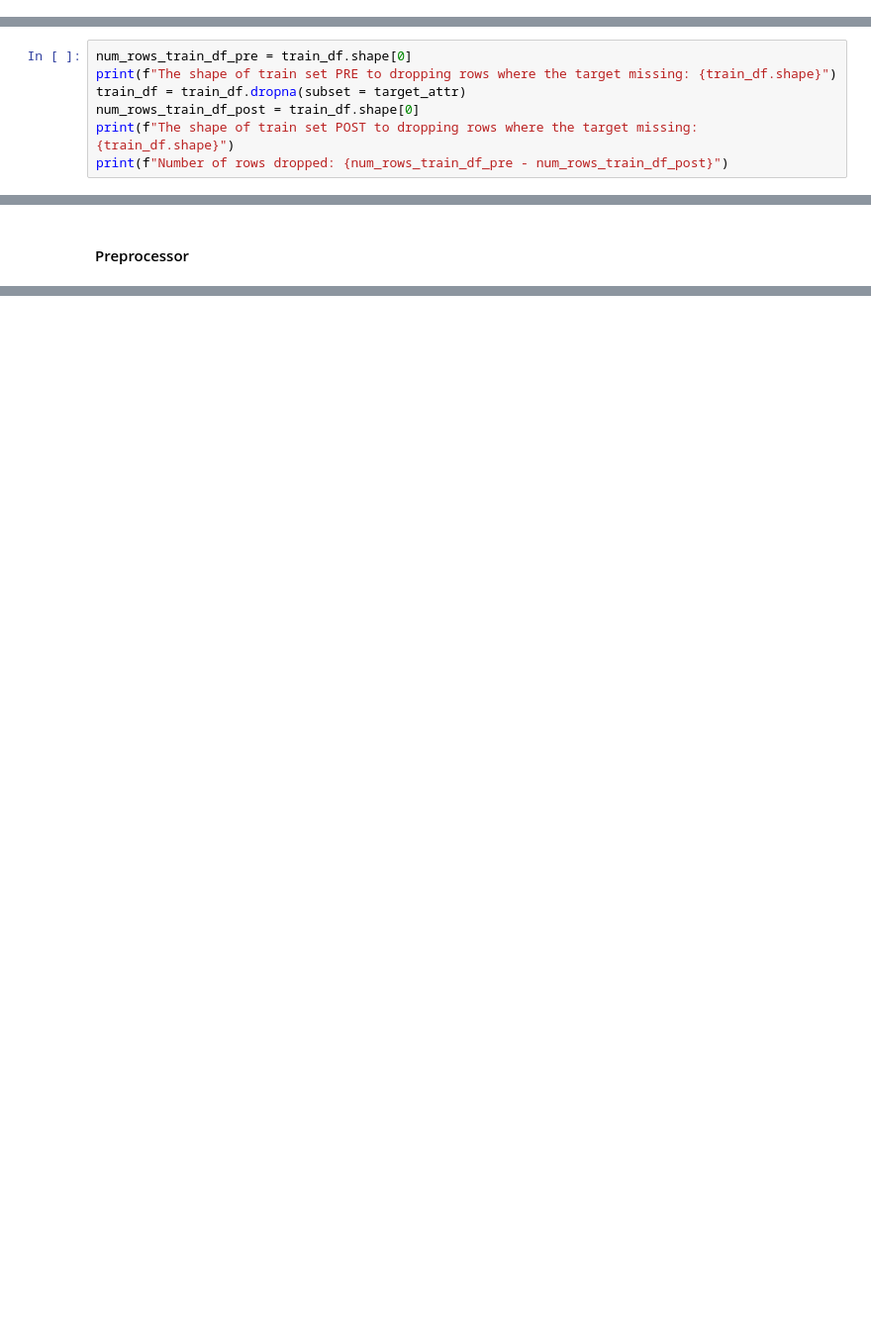
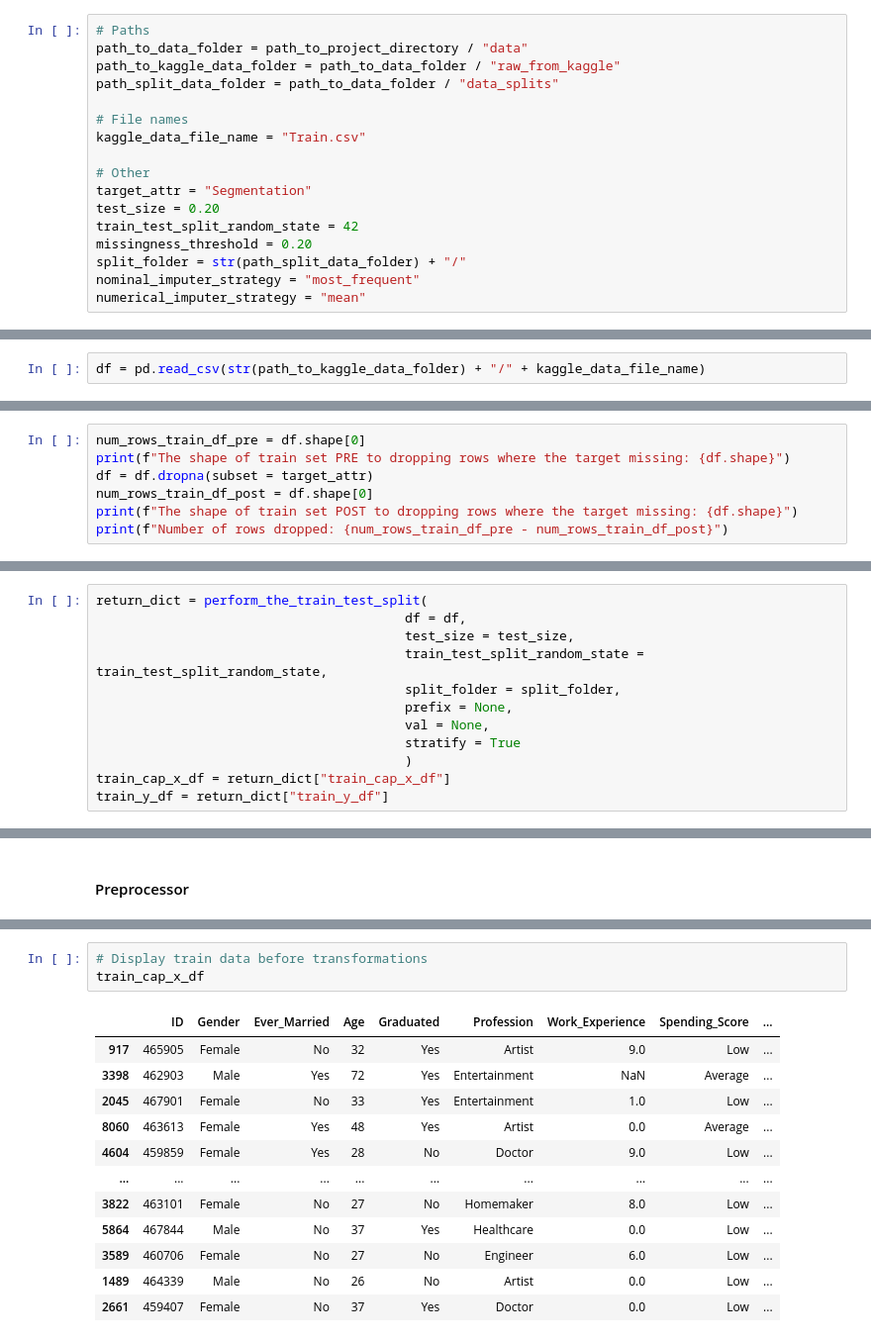
Before and after one commit to nfarrell011/customer-segmentation, a Jupyter notebook: process_notebooks/prep.ipynb, the cells around one changed output, grey strips where cells are left out. Shown at 99% size. Cells and saved outputs as stored; diff of their text form; blank space fills up the shorter version.

Commit message:
name change

```diff
--- a/process_notebooks/prep.ipynb
+++ b/process_notebooks/prep.ipynb
@@ -48 +49,18 @@ nominal_imputer_strategy = "most_frequent"
+# %%
+# Paths
+path_to_data_folder = path_to_project_directory / "data"
+path_to_kaggle_data_folder = path_to_data_folder / "raw_from_kaggle"
+path_split_data_folder = path_to_data_folder / "data_splits"
+
+# File names
+kaggle_data_file_name = "Train.csv"
+
+# Other
+target_attr = "Segmentation"
+test_size = 0.20
+train_test_split_random_state = 42
+missingness_threshold = 0.20
+split_folder = str(path_split_data_folder) + "/"
+nominal_imputer_strategy = "most_frequent"
+numerical_imputer_strategy = "mean"
 # %% [markdown]
@@ -67,0 +74,2 @@ train_df.head()
+# %%
+df = pd.read_csv(str(path_to_kaggle_data_folder) + "/" + kaggle_data_file_name)
@@ -69,10 +91,10 @@ train_df.head()
 ___
 ### Check for Missingness in the Target
 # %%
-num_rows_train_df_pre = train_df.shape[0]
-print(f"The shape of train set PRE to dropping rows where the target missing: {train_df.shape}")
-train_df = train_df.dropna(subset = target_attr)
-num_rows_train_df_post = train_df.shape[0]
-print(f"The shape of train set POST to dropping rows where the target missing: {train_df.shape}")
+num_rows_train_df_pre = df.shape[0]
+print(f"The shape of train set PRE to dropping rows where the target missing: {df.shape}")
+df = df.dropna(subset = target_attr)
+num_rows_train_df_post = df.shape[0]
+print(f"The shape of train set POST to dropping rows where the target missing: {df.shape}")
 print(f"Number of rows dropped: {num_rows_train_df_pre - num_rows_train_df_post}")
 # %% [output]
@@ -87,0 +107,12 @@ pass
+# %%
+return_dict = perform_the_train_test_split(
+                                        df = df,
+                                        test_size = test_size,
+                                        train_test_split_random_state = train_test_split_random_state,
+                                        split_folder = split_folder,
+                                        prefix = None,
+                                        val = None,
+                                        stratify = True
+                                        )
+train_cap_x_df = return_dict["train_cap_x_df"]
+train_y_df = return_dict["train_y_df"]
@@ -285,0 +338,16 @@ preprocessor = ColumnTransformer(
+# %%
+# Display train data before transformations
+train_cap_x_df
+# %% [output]
+|  | ID | Gender | Ever_Married | Age | Graduated | Profession | Work_Experience | Spending_Score | ... |
+| 917 | 465905 | Female | No | 32 | Yes | Artist | 9.0 | Low | ... |
+| 3398 | 462903 | Male | Yes | 72 | Yes | Entertainment | NaN | Average | ... |
+| 2045 | 467901 | Female | No | 33 | Yes | Entertainment | 1.0 | Low | ... |
+| 8060 | 463613 | Female | Yes | 48 | Yes | Artist | 0.0 | Average | ... |
+| 4604 | 459859 | Female | Yes | 28 | No | Doctor | 9.0 | Low | ... |
+| ... | ... | ... | ... | ... | ... | ... | ... | ... | ... |
+| 3822 | 463101 | Female | No | 27 | No | Homemaker | 8.0 | Low | ... |
+| 5864 | 467844 | Male | No | 37 | Yes | Healthcare | 0.0 | Low | ... |
+| 3589 | 460706 | Female | No | 27 | No | Engineer | 6.0 | Low | ... |
+| 1489 | 464339 | Male | No | 26 | No | Artist | 0.0 | Low | ... |
+| 2661 | 459407 | Female | No | 37 | Yes | Doctor | 0.0 | Low | ... |
```
Also changed, not shown: parts of 34 cells of this notebook, 2 other files.
